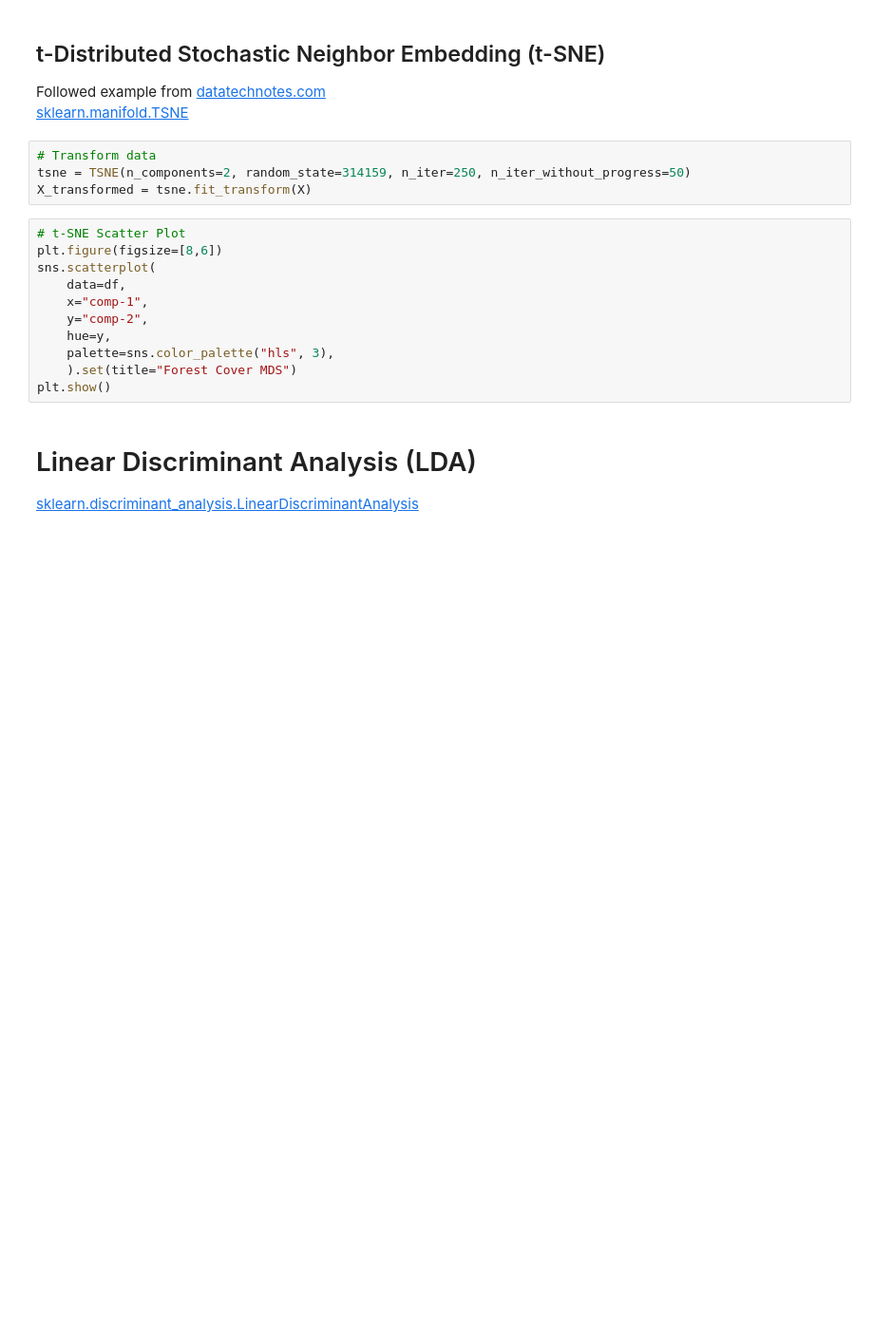
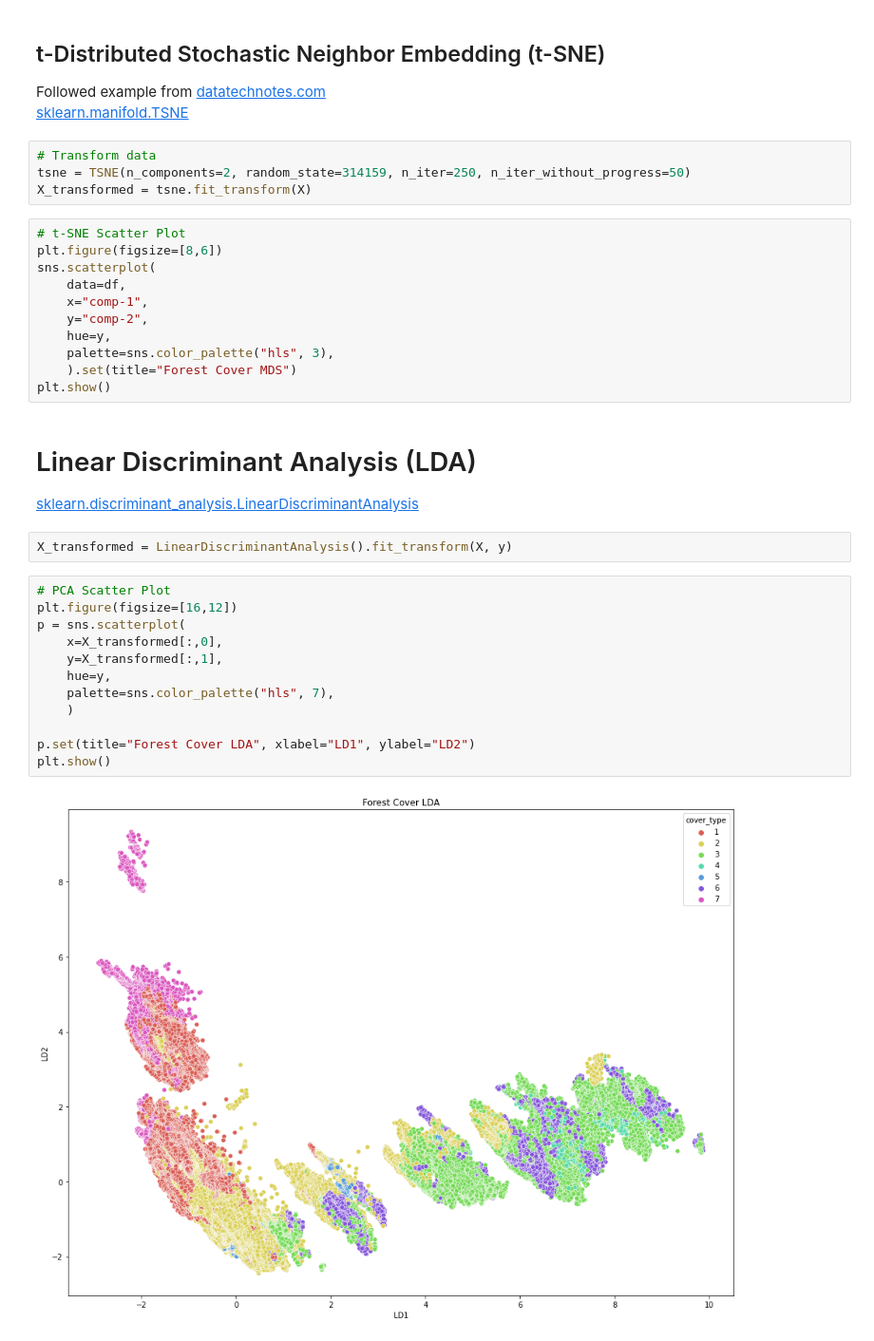
Before and after one commit to mbozada/data-science, a Jupyter notebook: forest_cover.ipynb, the cells around one changed output. Shown at 95% size. Saved outputs shown, nothing was run; the diff lists cells and outputs as text; blank space fills up the shorter version.

```diff
--- a/forest_cover.ipynb
+++ b/forest_cover.ipynb
@@ -110,3 +117,19 @@ plt.show()
 # %% [markdown]
 # Linear Discriminant Analysis (LDA)
 [sklearn.discriminant_analysis.LinearDiscriminantAnalysis](https://scikit-learn.org/stable/modules/generated/sklearn.discriminant_analysis.LinearDiscriminantAnalysis.html#sklearn.discriminant_analysis.LinearDiscriminantAnalysis)
+# %%
+X_transformed = LinearDiscriminantAnalysis().fit_transform(X, y)
+# %%
+# PCA Scatter Plot
+plt.figure(figsize=[16,12])
+p = sns.scatterplot(
+    x=X_transformed[:,0],
+    y=X_transformed[:,1],
+    hue=y,
+    palette=sns.color_palette("hls", 7),
+    )
+
+p.set(title="Forest Cover LDA", xlabel="LD1", ylabel="LD2")
+plt.show()
+# %% [output]
+[figure, added]
```
Also changed, not shown: parts of 5 cells of this notebook.
